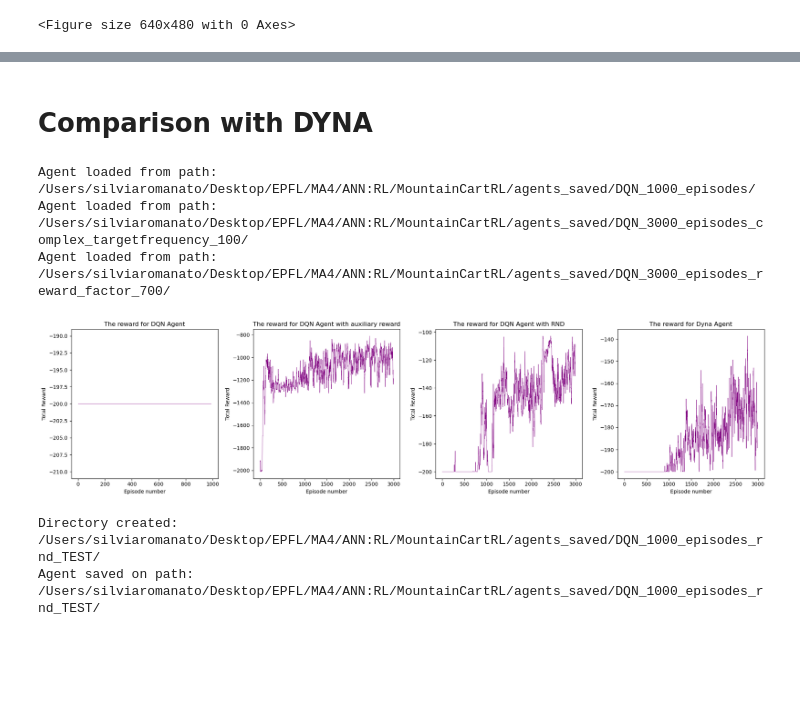
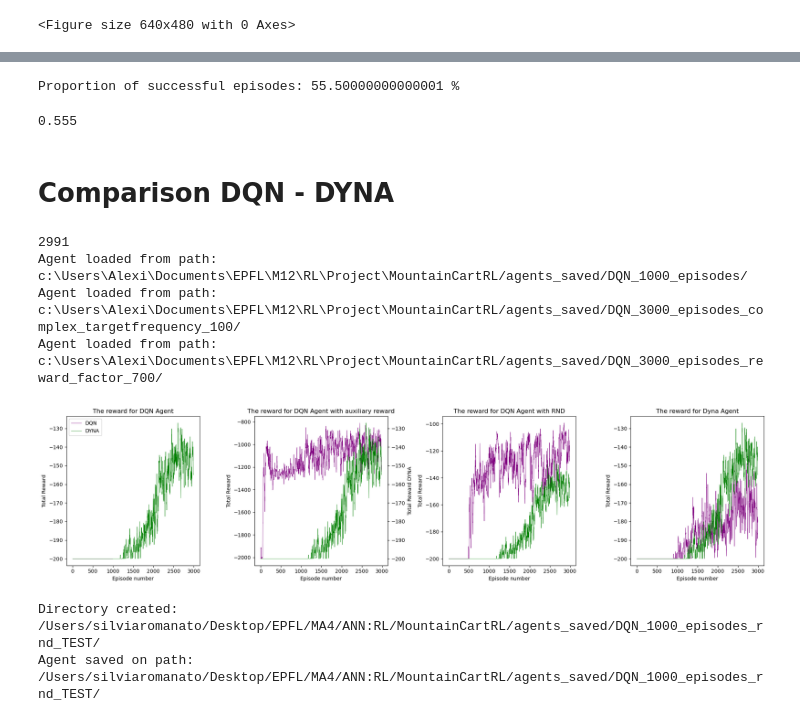
Before and after one commit to silviiaromanato/MountainCartRL, a Jupyter notebook: MountainCart_notebook.ipynb, the cells around one changed output, grey strips where cells are left out. Saved outputs shown, nothing was run; the diff lists cells and outputs as text; code cells hidden in the pictures; blank space fills up the shorter version.

Commit message:
modif notebbok, merge everything, comparison test to be discusses

```diff
--- a/MountainCart_notebook.ipynb
+++ b/MountainCart_notebook.ipynb
@@ -249,0 +257,11 @@ agent.save_agent(f"DQN_{num_episodes}_episodes_reward_factor_{reward_factor}")
+# %%
+env = gym.make('MountainCar-v0')
+retrain=False
+if retrain:
+    dyna_agent=DynaAgent(env)
+    #train the agent
+    dyna_agent.training(3000)
+else:
+    #load agent
+    with open("agents_saved/dyna_agent_final.pkl", 'rb') as f:
+        dyna_agent = pickle.load(f)
@@ -249,0 +294,8 @@ agent.save_agent(f"DQN_{num_episodes}_episodes_reward_factor_{reward_factor}")
+# %%
+dyna_small=DynaAgent(env,size_bin_x=0.0125,size_bin_y=0.0025)
+retrain=False
+if retrain:
+    dyna_small.training(3000,reset=True,render=False)
+else:
+    with open("agents_saved/dyna_small.pkl", 'rb') as f:
+        dyna_small = pickle.load(f)
@@ -249,0 +314,12 @@ agent.save_agent(f"DQN_{num_episodes}_episodes_reward_factor_{reward_factor}")
+# %%
+dyna_big=DynaAgent(env,size_bin_x=0.05,size_bin_y=0.01)
+retrain=True
+save=True
+if retrain:
+    dyna_big.training(3000,reset=True,render=False)
+    if save:
+        with open("agents_saved/dyna_big.pkl", 'wb') as f:
+            pickle.dump(dyna_big, f)
+else:
+    with open("agents_saved/dyna_big.pkl", 'rb') as f:
+        dyna_big = pickle.load(f)
@@ -250,5 +331,10 @@ agent.save_agent(f"DQN_{num_episodes}_episodes_reward_factor_{reward_factor}")
+# %%
+inference_test(dyna_big,1000)
+# %% [output]
+Proportion of successful episodes: 55.50000000000001 %
+0.555
 # %% [markdown]
-# Comparison with DYNA
+# Comparison DQN - DYNA
 # %%
 # training rewards plot
 
@@ -260,6 +346,9 @@ sample_seeds = [np.random.randint(0, 100000) for _ in range(1000)]
 env = gym.make('MountainCar-v0') #, render_mode = "human"
 state_size, action_size = env.observation_space.shape[0], env.action_space.n
 
+rewards_dyna=dyna_agent.cumulative_reward_per_episode
+rewards_dyna=np.convolve(rewards_dyna, np.ones(10)/10, mode='valid')
+print(len(rewards_dyna))
 # DQNAgent
 agent = DQNAgent(env, state_size, action_size)
 agent.load_agent(f"DQN_1000_episodes")
@@ -277,39 +366,48 @@ agent_rnd.load_agent("DQN_3000_episodes_reward_factor_700")
 fig, axs = plt.subplots(1, 4, figsize=(20, 5))
 rewards = np.load("agents_saved/DQN_1000_episodes/rewards.npy")
 rewards = np.convolve(rewards, np.ones(10)/10, mode='valid')
-axs[0].plot(rewards, color="purple", linewidth=0.5)
+axs[0].plot(rewards, color="purple", linewidth=0.5,label="DQN")
+axs[0].plot(rewards_dyna, color="green", linewidth=0.5,label="DYNA")
+axs[0].legend()
 axs[0].set_title("The reward for DQN Agent")
 axs[0].set_ylabel("Total Reward")
 axs[0].set_xlabel("Episode number")
 
 rewards = np.load("agents_saved/DQN_3000_episodes_complex_targetfrequency_100/rewards.npy")
 rewards = np.convolve(rewards, np.ones(10)/10, mode='valid')
 axs[1].plot(rewards, color="purple", linewidth=0.5)
+#plot reward dyna on with another y-axis
+ys2=axs[1].twinx()
+ys2.plot(rewards_dyna, color="green", linewidth=0.5,label="DYNA")
+ys2.set_ylabel("Total Reward DYNA")
 axs[1].set_title("The reward for DQN Agent with auxiliary reward")
 axs[1].set_ylabel("Total Reward")
 axs[1].set_xlabel("Episode number")
 
 rewards = np.load("agents_saved/DQN_3000_episodes_reward_factor_700/rewards.npy")
 rewards = np.convolve(rewards, np.ones(10)/10, mode='valid')
 axs[2].plot(rewards, color="purple", linewidth=0.5)
+axs[2].plot(rewards_dyna, color="green", linewidth=0.5,label="DYNA")
 axs[2].set_title("The reward for DQN Agent with RND")
 axs[2].set_ylabel("Total Reward")
 axs[2].set_xlabel("Episode number")
 
 # load dyna
 rewards = np.load("dyna_cumulative_reward_per_episode.npy")
 rewards = np.convolve(rewards, np.ones(10)/10, mode='valid')
 axs[3].plot(rewards, color="purple", linewidth=0.5)
+axs[3].plot(rewards_dyna, color="green", linewidth=0.5,label="DYNA")
 axs[3].set_title("The reward for Dyna Agent")
 axs[3].set_ylabel("Total Reward")
 axs[3].set_xlabel("Episode number")
 
 plt.tight_layout()
 # %% [output]
-Agent loaded from path:  /Users/silviaromanato/Desktop/EPFL/MA4/ANN:RL/MountainCartRL/agents_saved/DQN_1000_episodes/
-Agent loaded from path:  /Users/silviaromanato/Desktop/EPFL/MA4/ANN:RL/MountainCartRL/agents_saved/DQN_3000_episodes_complex_targetfrequency_100/
-Agent loaded from path:  /Users/silviaromanato/Desktop/EPFL/MA4/ANN:RL/MountainCartRL/agents_saved/DQN_3000_episodes_reward_factor_700/
+2991
+Agent loaded from path:  c:\Users\Alexi\Documents\EPFL\M12\RL\Project\MountainCartRL/agents_saved/DQN_1000_episodes/
+Agent loaded from path:  c:\Users\Alexi\Documents\EPFL\M12\RL\Project\MountainCartRL/agents_saved/DQN_3000_episodes_complex_targetfrequency_100/
+Agent loaded from path:  c:\Users\Alexi\Documents\EPFL\M12\RL\Project\MountainCartRL/agents_saved/DQN_3000_episodes_reward_factor_700/
-[figure, old version]
+[figure, new version]
 # %%
 # comparing the testing performance on 1000 new episodes, each one initialized with a randomly sampled seed as before:
 # Set ε = 0 and run each of the trained agents on testing environments.
```
Also changed, not shown: parts of 17 cells of this notebook, 2 other files.
